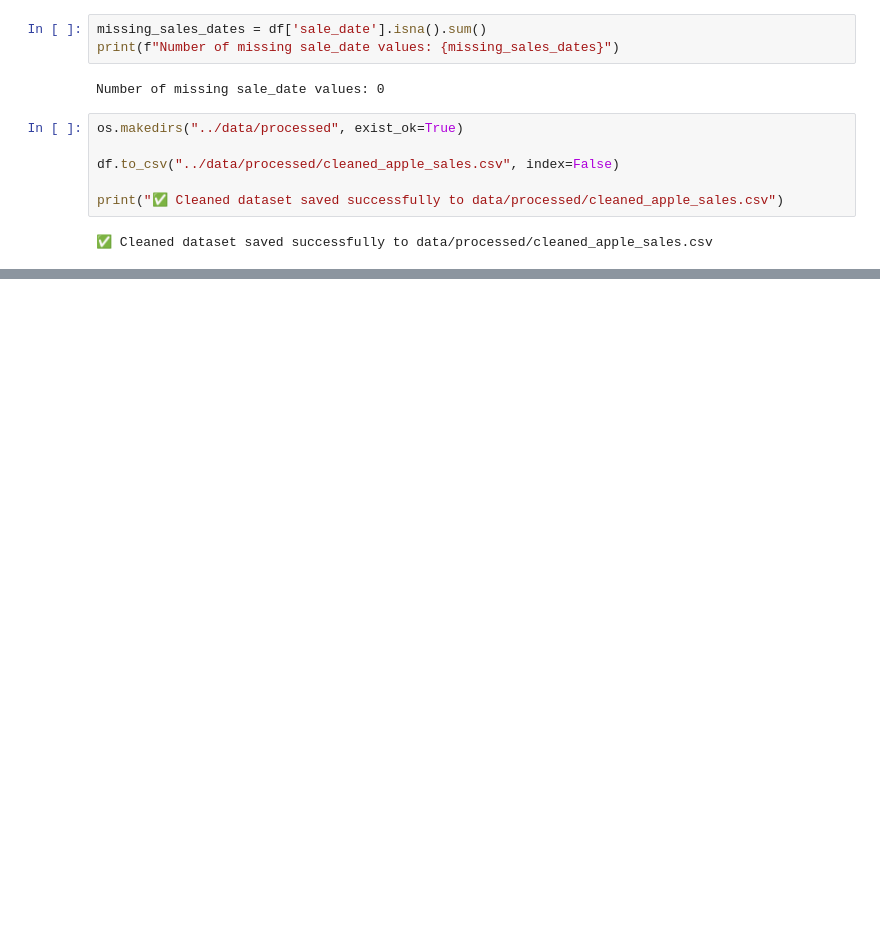
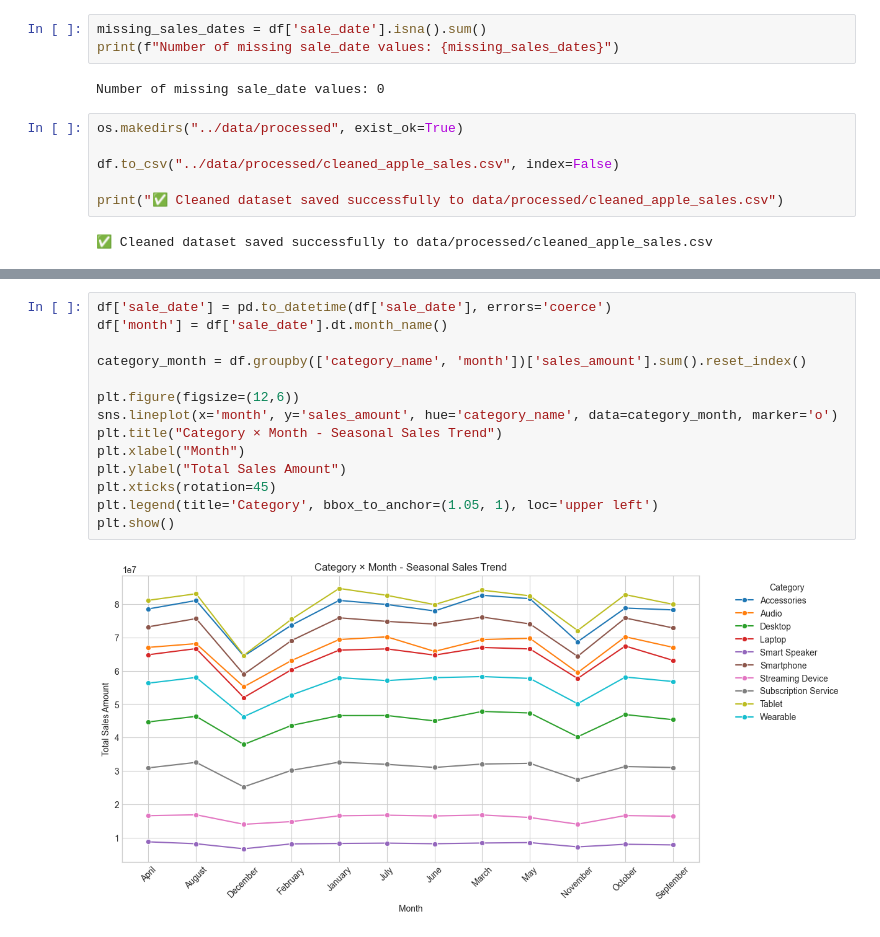
Before and after one commit to AliSherif2303/Apple-Retail-Sales-Forcasting, a Jupyter notebook: notebooks/01_data_loading_and_merging.ipynb, the cells around one changed output, grey strips where cells are left out. Saved outputs shown, nothing was run; the diff lists cells and outputs as text; blank space fills up the shorter version.

```diff
--- a/notebooks/01_data_loading_and_merging.ipynb
+++ b/notebooks/01_data_loading_and_merging.ipynb
@@ -430,3 +425,19 @@ plt.show()
+# %%
+df['sale_date'] = pd.to_datetime(df['sale_date'], errors='coerce')
+df['month'] = df['sale_date'].dt.month_name()
+
+category_month = df.groupby(['category_name', 'month'])['sales_amount'].sum().reset_index()
+
+plt.figure(figsize=(12,6))
+sns.lineplot(x='month', y='sales_amount', hue='category_name', data=category_month, marker='o')
+plt.title("Category × Month - Seasonal Sales Trend")
+plt.xlabel("Month")
+plt.ylabel("Total Sales Amount")
+plt.xticks(rotation=45)
+plt.legend(title='Category', bbox_to_anchor=(1.05, 1), loc='upper left')
+plt.show()
+# %% [output]
+[figure, added]
 # %%
 df['sales_amount'].corr(df['product_age_days'])
 # %% [output]
```
Also changed, not shown: parts of 20 cells of this notebook, 2 other files.
